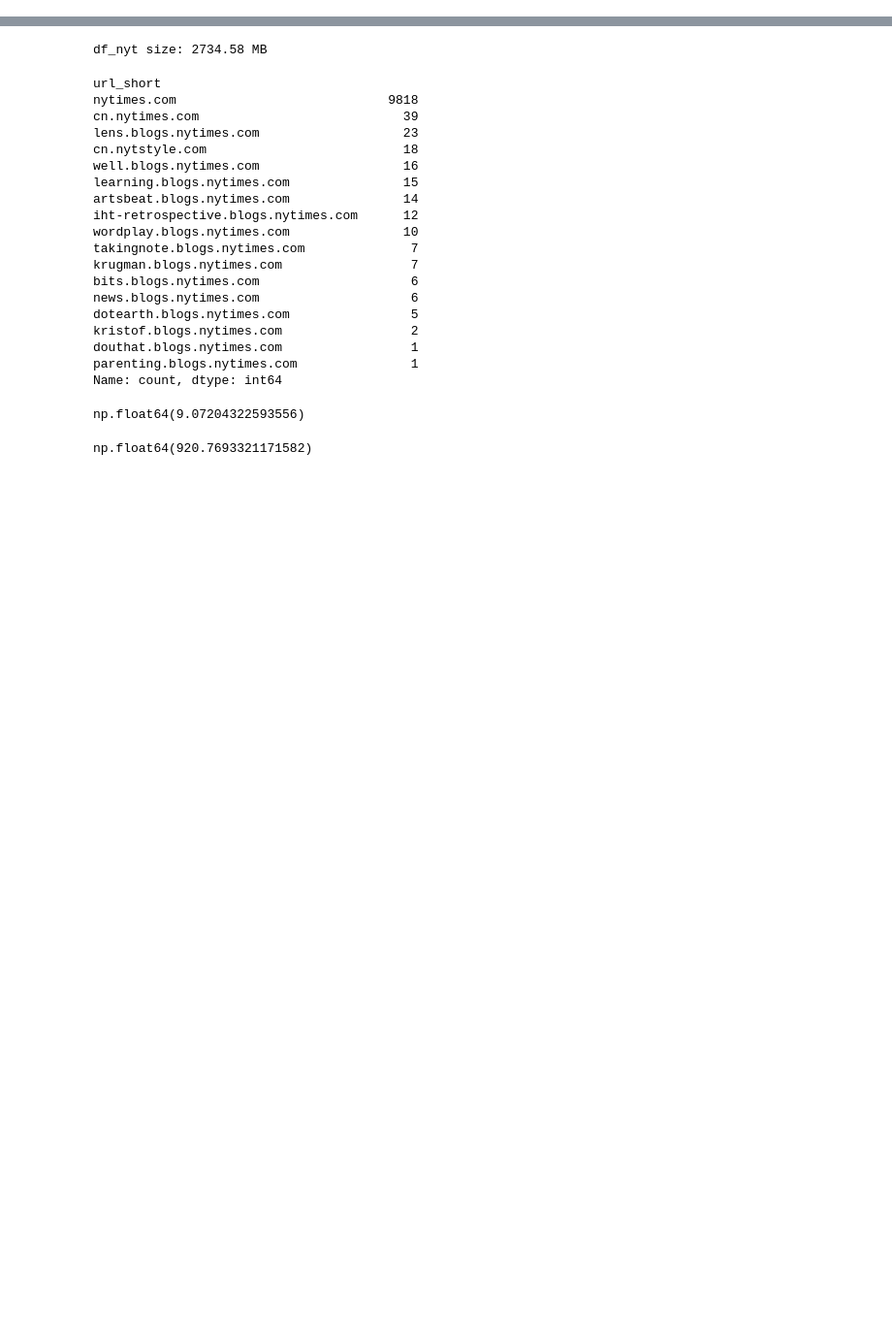
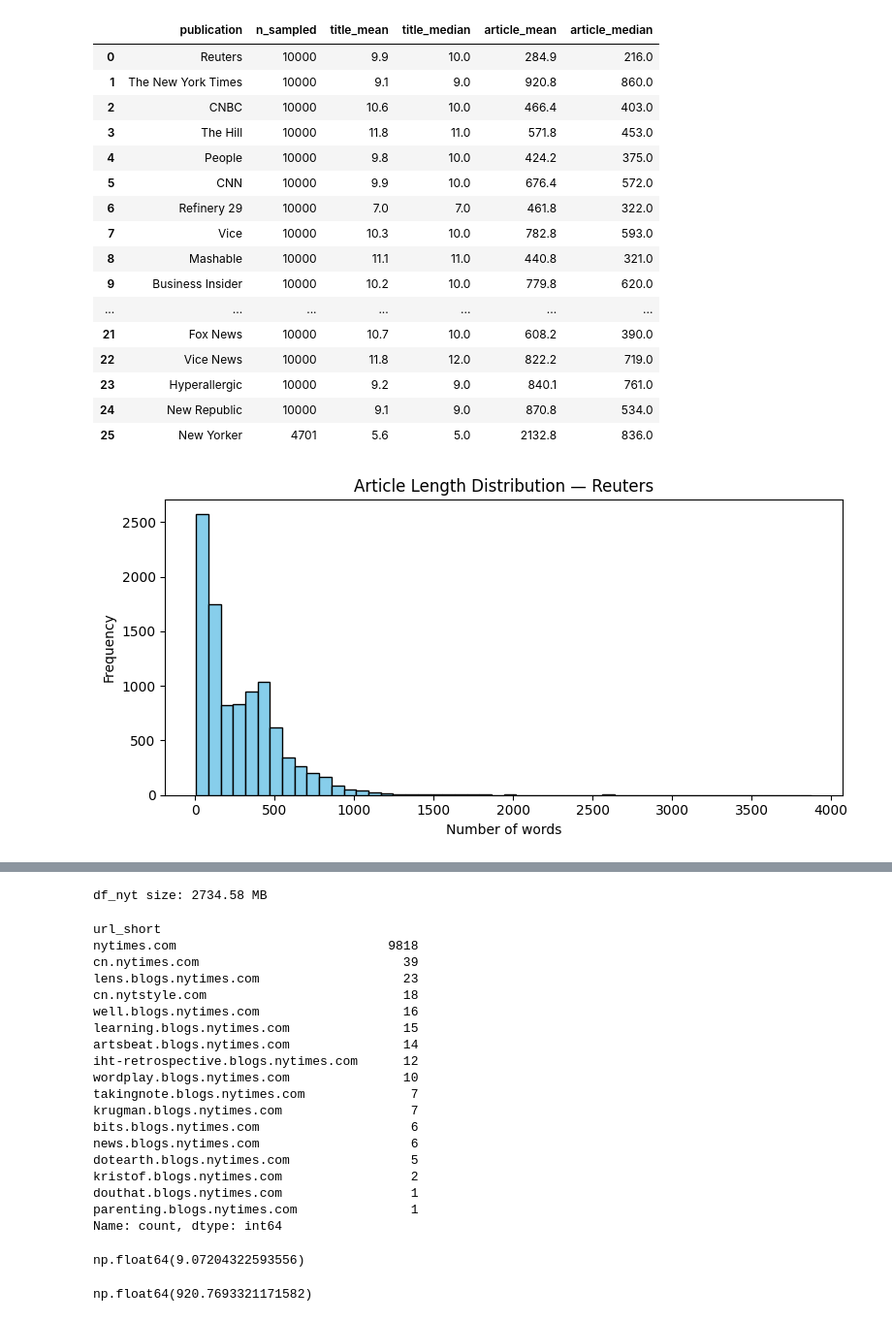
Before and after one commit to Benemrxr/project-ds4pp-eth2025, a Jupyter notebook: data/national-news.ipynb, the cells around one changed output, grey strips where cells are left out. Shown at 97% size. Saved outputs shown, nothing was run; the diff lists cells and outputs as text; code cells hidden in the pictures; blank space fills up the shorter version.

Commit message:
Expanded national news analysis over all publishers * Loop to create subsamples * Calculate sentiment score per publisher

```diff
--- a/data/national-news.ipynb
+++ b/data/national-news.ipynb
@@ -12,0 +53,6 @@ Outline:
+# %%
+# Remove None or null publications
+publishers = publishers.dropna(subset=['publication'])
+publishers = publishers[publishers['publication'] != 'None']
+
+print(publishers[publishers['publication'] == 'None'])
@@ -12,0 +105,59 @@ Outline:
+# %%
+# --- Descriptive statistics on title & article lengths using the saved samples ---
+
+import re
+import pandas as pd
+import matplotlib.pyplot as plt
+
+summary = []
+for pub in publishers['publication']:
+    # match the sample file we already wrote
+    safe   = re.sub(r'\W+','_', pub.lower()).strip('_')
+    sample = pd.read_csv(f"sample_{safe}.csv")
+    # compute word counts on the already‐sampled data
+    title_lens   = sample['title'].dropna().str.split().str.len()
+    article_lens = sample['article'].dropna().str.split().str.len()
+    summary.append({
+        'publication':     pub,
+        'n_sampled':       len(sample),
+        'title_mean':      round(title_lens.mean(), 1),
+        'title_median':    title_lens.median(),
+        'article_mean':    round(article_lens.mean(), 1),
+        'article_median':  article_lens.median()
+    })
+
+stats_df = pd.DataFrame(summary).sort_values('n_sampled', ascending=False)
+display(stats_df)
+
+# Plot article‐length distribution for top 4 publishers by sample size
+top_pubs = stats_df['publication'].head(4).tolist()
+for pub in top_pubs:
+    safe   = re.sub(r'\W+','_', pub.lower()).strip('_')
+    sample = pd.read_csv(f"sample_{safe}.csv")
+    lens   = sample['article'].dropna().str.split().str.len()
+    plt.figure(figsize=(8, 4))
+    plt.hist(lens, bins=50, color='skyblue', edgecolor='black')
+    plt.title(f'Article Length Distribution — {pub}')
+    plt.xlabel('Number of words')
+    plt.ylabel('Frequency')
+    plt.tight_layout()
+    plt.show()
+# %% [output]
+|  | publication | n_sampled | title_mean | title_median | article_mean | article_median |
+| 0 | Reuters | 10000 | 9.9 | 10.0 | 284.9 | 216.0 |
+| 1 | The New York Times | 10000 | 9.1 | 9.0 | 920.8 | 860.0 |
+| 2 | CNBC | 10000 | 10.6 | 10.0 | 466.4 | 403.0 |
+| 3 | The Hill | 10000 | 11.8 | 11.0 | 571.8 | 453.0 |
+| 4 | People | 10000 | 9.8 | 10.0 | 424.2 | 375.0 |
+| 5 | CNN | 10000 | 9.9 | 10.0 | 676.4 | 572.0 |
+| 6 | Refinery 29 | 10000 | 7.0 | 7.0 | 461.8 | 322.0 |
+| 7 | Vice | 10000 | 10.3 | 10.0 | 782.8 | 593.0 |
+| 8 | Mashable | 10000 | 11.1 | 11.0 | 440.8 | 321.0 |
+| 9 | Business Insider | 10000 | 10.2 | 10.0 | 779.8 | 620.0 |
+| ... | ... | ... | ... | ... | ... | ... |
+| 21 | Fox News | 10000 | 10.7 | 10.0 | 608.2 | 390.0 |
+| 22 | Vice News | 10000 | 11.8 | 12.0 | 822.2 | 719.0 |
+| 23 | Hyperallergic | 10000 | 9.2 | 9.0 | 840.1 | 761.0 |
+| 24 | New Republic | 10000 | 9.1 | 9.0 | 870.8 | 534.0 |
+| 25 | New Yorker | 4701 | 5.6 | 5.0 | 2132.8 | 836.0 |
+[figure, added]
```
Also changed, not shown: parts of 13 cells of this notebook, 1 other file.
